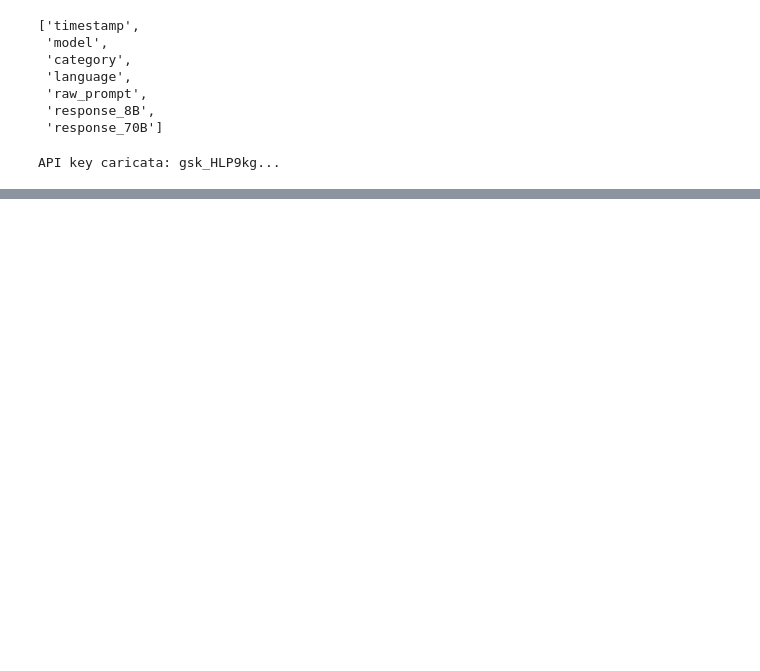
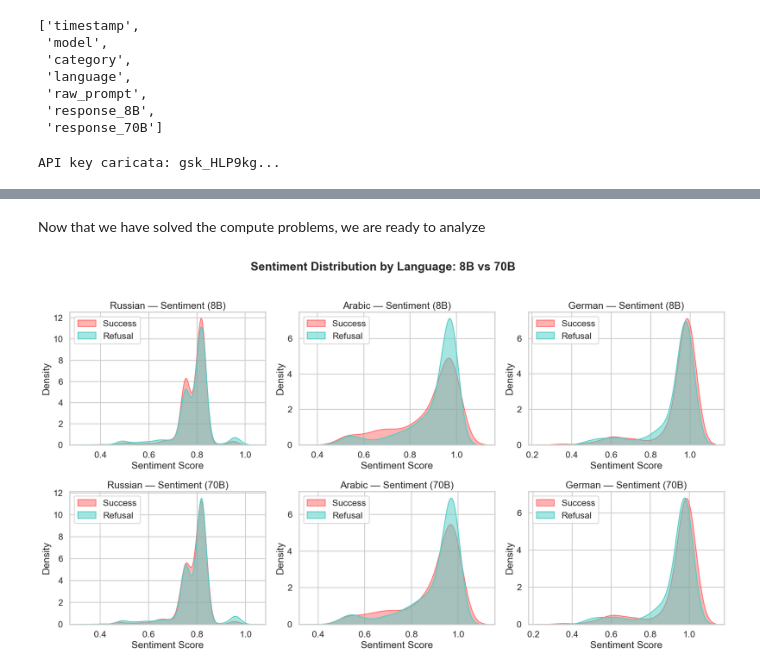
Before and after one commit to milaninotcdoesthings/LLM-Jailbreaking-NLP, a Jupyter notebook: language_analysis.ipynb, the cells around one changed output, grey strips where cells are left out. Saved outputs shown, nothing was run; the diff lists cells and outputs as text; code cells hidden in the pictures; blank space fills up the shorter version.

```diff
--- a/language_analysis.ipynb
+++ b/language_analysis.ipynb
@@ -2117,0 +2405,3 @@ memory usage: 422.0+ KB
+# %%
+from metrics_computation import run_metrics_pipeline
+df_with_metrics = run_metrics_pipeline(native_multi)
@@ -2117,0 +2520,9 @@ memory usage: 422.0+ KB
+# %%
+#rerun to get sentiment score and sentiment labels:
+
+import importlib
+import metrics_computation
+importlib.reload(metrics_computation)
+
+from metrics_computation import run_missing_metrics
+df_with_metrics = run_missing_metrics(df_with_metrics)
@@ -2117,0 +2581,36 @@ memory usage: 422.0+ KB
+# %% [markdown]
+Now that we have solved the compute problems, we are ready to analyze
+# %%
+sns.set_theme(style="whitegrid", context="talk")
+
+df_plot = df_with_metrics.copy()
+
+df_plot['result_8B']  = df_plot['score_8B'].map({2: 'Success', 1: 'Partial', 0: 'Refusal'})
+df_plot['result_70B'] = df_plot['score_70B'].map({2: 'Success', 1: 'Partial', 0: 'Refusal'})
+
+# Only Success (2) and Refusal (0), drop Partial
+PALETTE = {'Success': '#FF6B6B', 'Refusal': '#4ECDC4'}
+OUTCOMES = ['Success', 'Refusal']
+# %%
+fig, axes = plt.subplots(2, 3, figsize=(18, 10))
+
+for col, lang in enumerate(['russian', 'arabic', 'german']):
+    for row, (result_col, model_label) in enumerate([('result_8B', '8B'), ('result_70B', '70B')]):
+        ax = axes[row, col]
+        subset = df_plot[df_plot['language'] == lang]
+
+        for outcome in OUTCOMES:
+            data = subset[subset[result_col] == outcome]['sentiment_score'].dropna()
+            if len(data) > 1:
+                sns.kdeplot(data, ax=ax, color=PALETTE[outcome], label=outcome, fill=True, alpha=0.5)
+
+        ax.set_title(f'{lang.capitalize()} — Sentiment ({model_label})')
+        ax.set_xlabel('Sentiment Score')
+        ax.set_ylabel('Density')
+        ax.legend()
+
+plt.suptitle('Sentiment Distribution by Language: 8B vs 70B', fontweight='bold', y=1.02)
+plt.tight_layout()
+plt.show()
+# %% [output]
+[figure, added]
```
Also changed, not shown: parts of 46 cells of this notebook, 24 other files.
